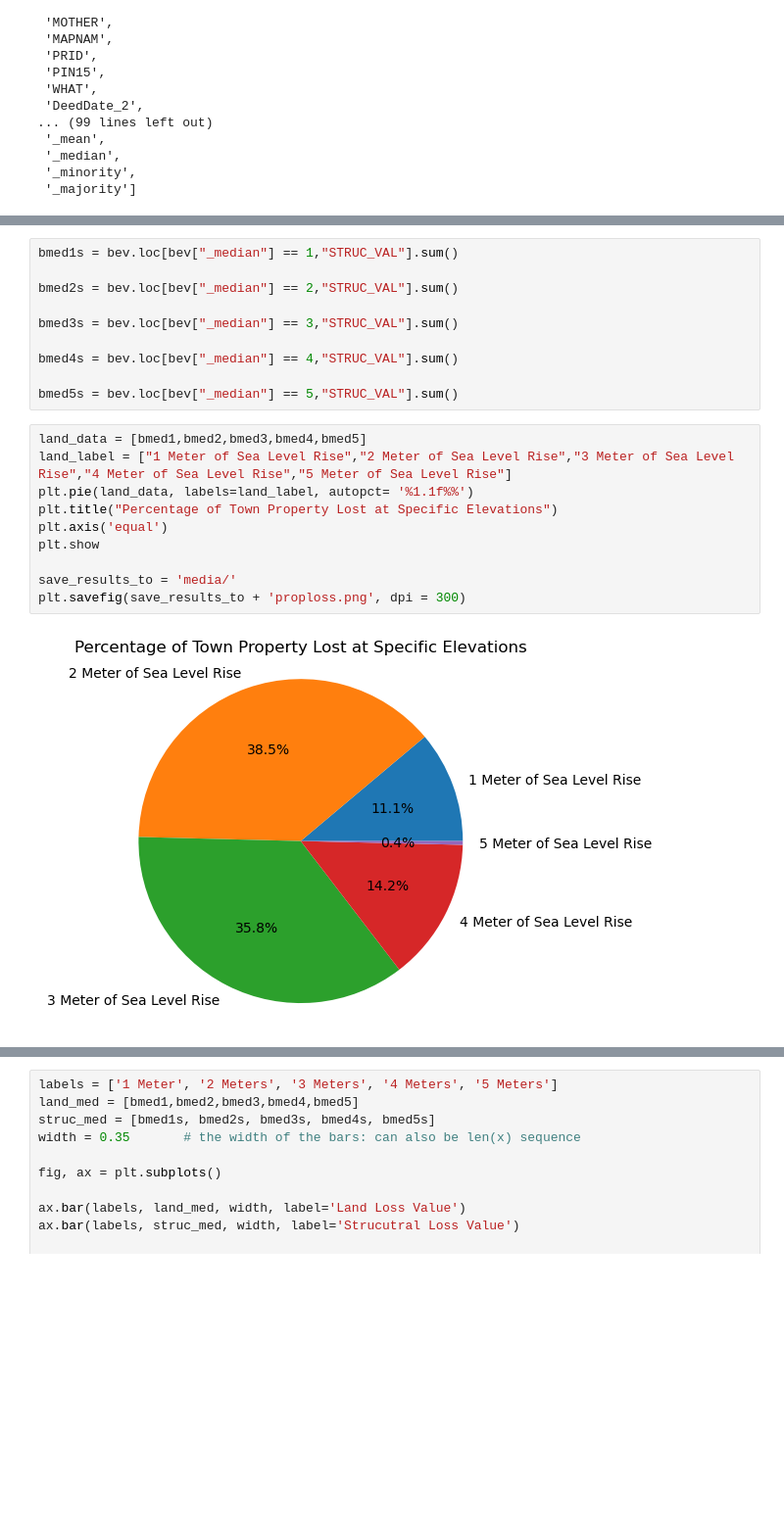
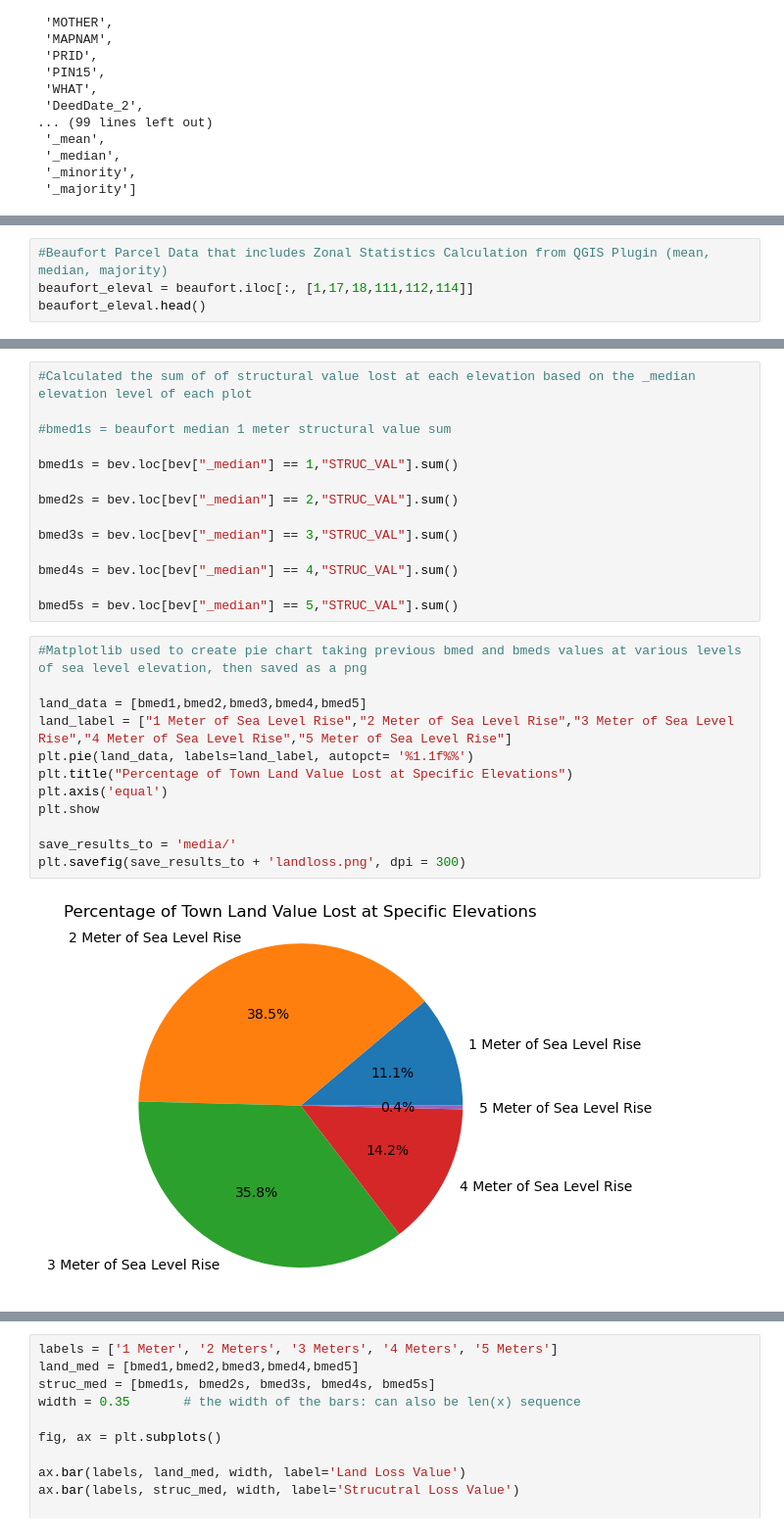
Before and after one commit to cayates2/Final-Project-nr491, a Jupyter notebook: storymap.ipynb, the cells around one changed output, grey strips where cells are left out. Shown: that part at 98% size. Drawn from its saved outputs; the diff is of its cells as text; blank space fills up the shorter version.

```diff
--- a/storymap.ipynb
+++ b/storymap.ipynb
@@ -89,0 +54,4 @@ bev = beaufort_eleval
+# %%
+#Beaufort Parcel Data that includes Zonal Statistics Calculation from QGIS Plugin (mean, median, majority)
+beaufort_eleval = beaufort.iloc[:, [1,17,18,111,112,114]]
+beaufort_eleval.head()
@@ -115,6 +97,10 @@ bmed4 = bev.loc[bev["_median"] == 4,"LAND_VALUE"].sum()
 
 bmed5 = bev.loc[bev["_median"] == 5,"LAND_VALUE"].sum()
 # %%
+#Calculated the sum of of structural value lost at each elevation based on the _median elevation level of each plot
+
+#bmed1s = beaufort median 1 meter structural value sum
+
 bmed1s = bev.loc[bev["_median"] == 1,"STRUC_VAL"].sum()
 
 bmed2s = bev.loc[bev["_median"] == 2,"STRUC_VAL"].sum()
@@ -125,14 +111,16 @@ bmed4s = bev.loc[bev["_median"] == 4,"STRUC_VAL"].sum()
 
 bmed5s = bev.loc[bev["_median"] == 5,"STRUC_VAL"].sum()
 # %%
+#Matplotlib used to create pie chart taking previous bmed and bmeds values at various levels of sea level elevation, then saved as a png
+
 land_data = [bmed1,bmed2,bmed3,bmed4,bmed5]
 land_label = ["1 Meter of Sea Level Rise","2 Meter of Sea Level Rise","3 Meter of Sea Level Rise","4 Meter of Sea Level Rise","5 Meter of Sea Level Rise"]
 plt.pie(land_data, labels=land_label, autopct= '%1.1f%%')
-plt.title("Percentage of Town Property Lost at Specific Elevations")
+plt.title("Percentage of Town Land Value Lost at Specific Elevations")
 plt.axis('equal')
 plt.show
 
 save_results_to = 'media/'
-plt.savefig(save_results_to + 'proploss.png', dpi = 300)
+plt.savefig(save_results_to + 'landloss.png', dpi = 300)
 # %% [output]
-[figure, old version]
+[figure, new version]
```
Also changed, not shown: parts of 49 cells of this notebook.
